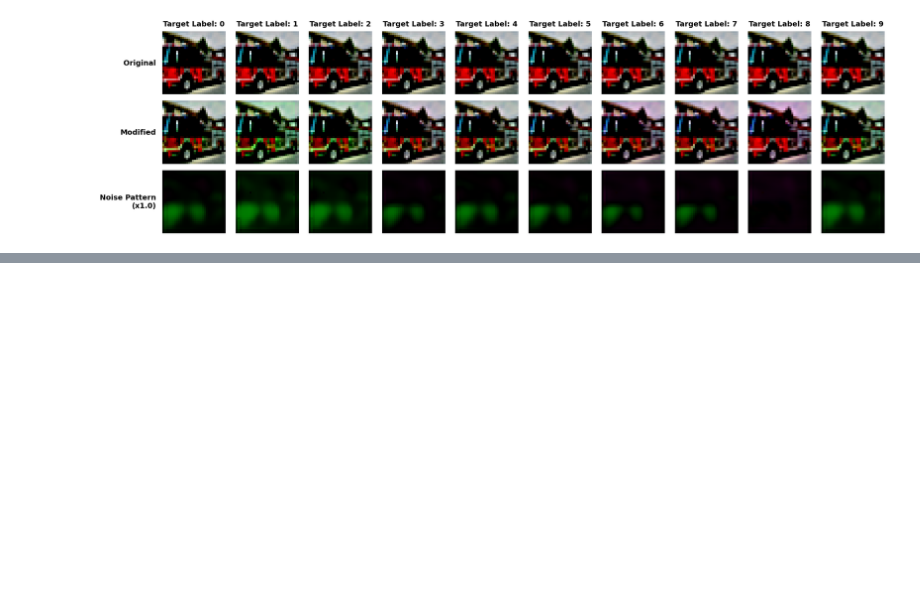
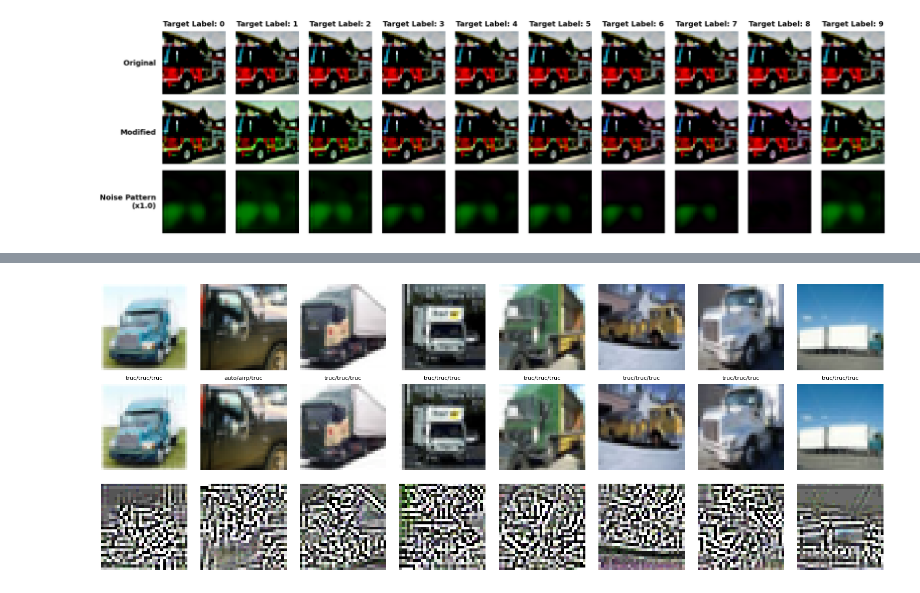
Before and after one commit to nadinehc/FLIP, a Jupyter notebook: encoder_decoder.ipynb, the cells around one changed output, grey strips where cells are left out. Saved outputs shown, nothing was run; the diff lists cells and outputs as text; code cells hidden in the pictures; blank space fills up the shorter version.

```diff
--- a/encoder_decoder.ipynb
+++ b/encoder_decoder.ipynb
@@ -34,8 +34,8 @@ transform = transforms.Compose([
     )
 ])
 
-dataset = datasets.CIFAR10("../data/data_cifar10", train=True, download=False, transform=transform)
-test_dataset = datasets.CIFAR10("../data/data_cifar10", train=False, download=False, transform=transform)
+dataset = datasets.CIFAR10("./data/data_cifar10", train=True, download=False, transform=transform)
+test_dataset = datasets.CIFAR10("./data/data_cifar10", train=False, download=False, transform=transform)
 
 source_class = 'truck'
 source_index = dataset.class_to_idx[source_class]
@@ -733,0 +1091,14 @@ visualize_label_variations(single_image, encoder_cnn, num_classes=10, amplify_di
+# %%
+truck_train_loader = DataLoader(truck_dataset, batch_size=64, shuffle=True, num_workers=4, drop_last=True)
+
+deer_encoder = DeerBlendEncoder(eps=EPS, mask_tau=MASK_TAU, mask_floor=MASK_FLOOR, blur_sigma=BLUR_SIGMA,
+                                tanh_temp=TANH_TEMP, use_mask=False).to(device)
+discriminator = PoisonDiscriminator().to(device)       # set to None to train without the adversarial term
+history = train_deer_encoder(deer_encoder, truck_train_loader, epochs=40, lr=1e-3,
+                             lam_feat=1.0, lam_ce=5.0, lam_l2=1.0, lam_tv=0.0, lam_sat=0.0,
+                             disc=discriminator, lam_adv=50.0, adv_start_epoch=10)
+
+torch.save({"state_dict": deer_encoder.state_dict(), "eps": deer_encoder.eps,
+            "mask_tau": MASK_TAU, "mask_floor": MASK_FLOOR, "blur_sigma": BLUR_SIGMA, "tanh_temp": TANH_TEMP,
+            "deer_idx": DEER_IDX, "deer_bank": deer_bank.cpu()},
+           "noise_generator/deer_blend_encoder.pth")
@@ -733,0 +1123,22 @@ visualize_label_variations(single_image, encoder_cnn, num_classes=10, amplify_di
+# %%
+# Visual check on test trucks: original / poisoned / amplified perturbation
+deer_encoder.eval()
+x, _ = next(iter(truck_test_loader))
+x = x[:8].to(device)
+with torch.no_grad():
+    deers, deer_idx = sample_deers(x.size(0))
+    x_p = quantize_st(deer_encoder(x, deers))
+    preds = [m(x_p).argmax(1).cpu() for m in surrogates]
+
+to_img = lambda t: (t.cpu().permute(1, 2, 0) * 0.5 + 0.5).clamp(0, 1).numpy()
+fig, axes = plt.subplots(3, 8, figsize=(16, 6))
+for i in range(8):
+    axes[0, i].imshow(to_img(x[i])); axes[0, i].axis("off")
+    axes[1, i].imshow(to_img(x_p[i])); axes[1, i].axis("off")
+    axes[1, i].set_title("/".join(dataset.classes[p[i]][:4] for p in preds), fontsize=8)
+    d = (x_p[i] - x[i]) / 2                       # [0, 1] scale, in [-eps, eps]
+    axes[2, i].imshow(((d / EPS_PIXEL) * 0.5 + 0.5).cpu().permute(1, 2, 0).clamp(0, 1).numpy()); axes[2, i].axis("off")
+axes[0, 0].set_ylabel("original"); axes[1, 0].set_ylabel("poisoned"); axes[2, 0].set_ylabel("delta / eps")
+plt.tight_layout(); plt.show()
+# %% [output]
+[figure, added]
```
Also changed, not shown: parts of 25 cells of this notebook, 58 other files.
